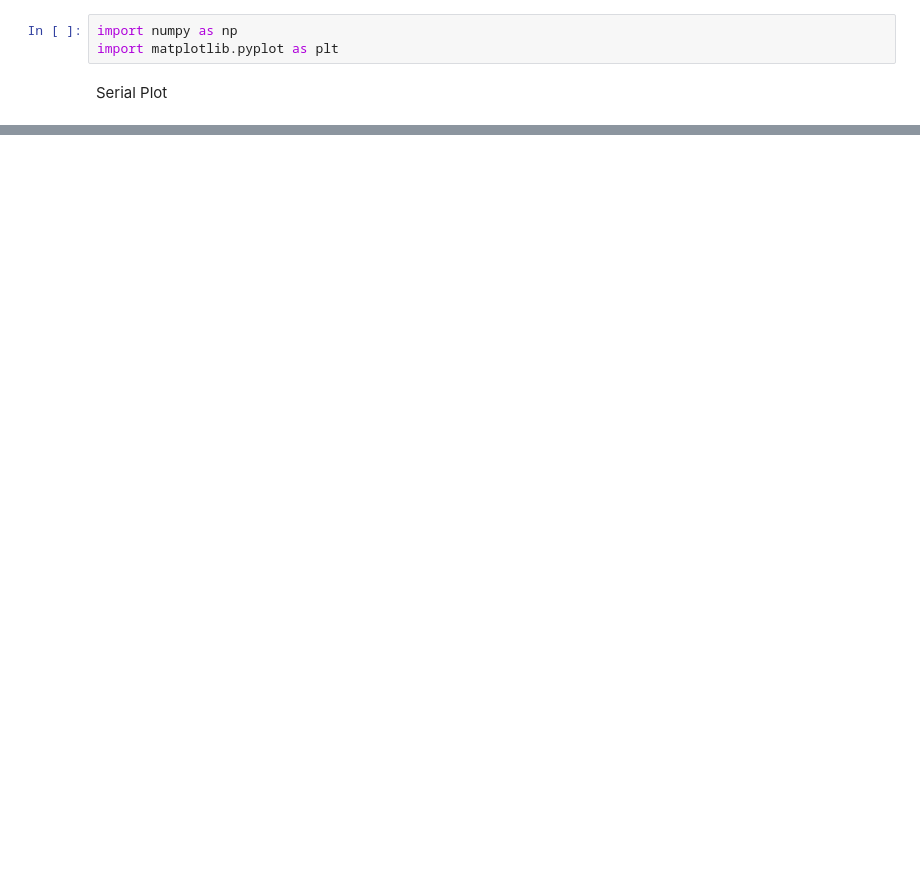
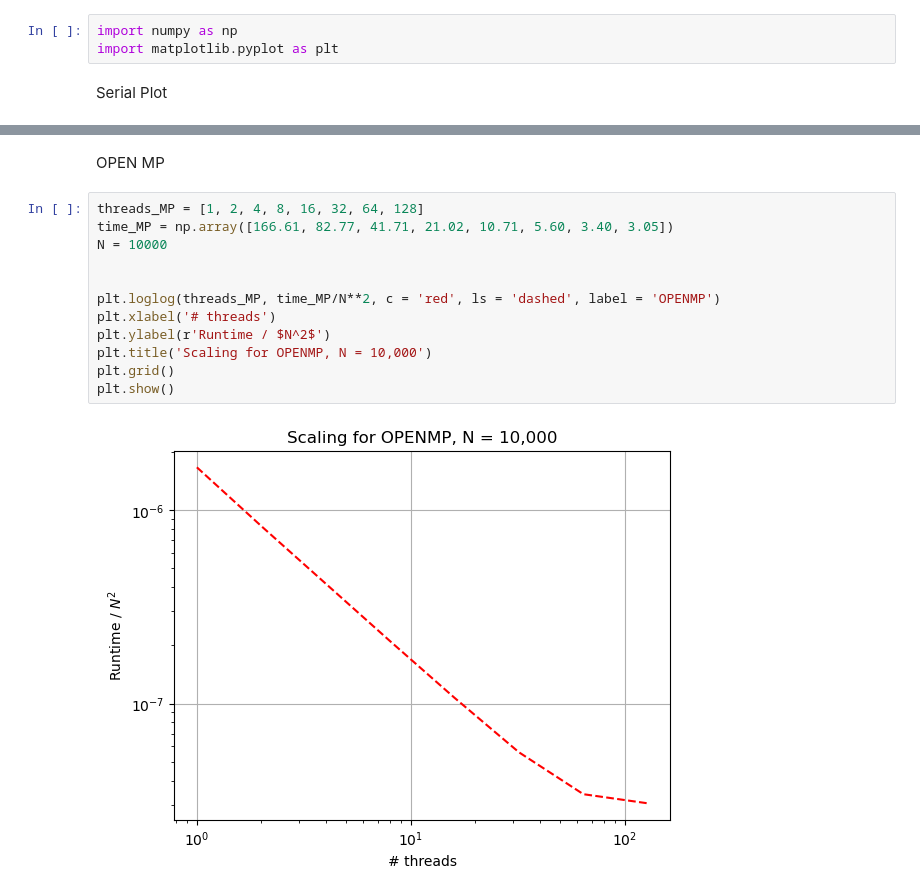
Before and after one commit to austinc21/HPC-Class, a Jupyter notebook: HW5/plots.ipynb, the cells around one changed output, grey strips where cells are left out. Cells and saved outputs as stored; diff of their text form; blank space fills up the shorter version.

```diff
--- a/HW5/plots.ipynb
+++ b/HW5/plots.ipynb
@@ -17,0 +19,16 @@ plt.show()
+# %% [markdown]
+OPEN MP
+# %%
+threads_MP = [1, 2, 4, 8, 16, 32, 64, 128]
+time_MP = np.array([166.61, 82.77, 41.71, 21.02, 10.71, 5.60, 3.40, 3.05])
+N = 10000
+
+
+plt.loglog(threads_MP, time_MP/N**2, c = 'red', ls = 'dashed', label = 'OPENMP')
+plt.xlabel('# threads')
+plt.ylabel(r'Runtime / $N^2$')
+plt.title('Scaling for OPENMP, N = 10,000')
+plt.grid()
+plt.show()
+# %% [output]
+[figure, added]
```
Also changed, not shown: parts of 6 cells of this notebook, 5 other files.
